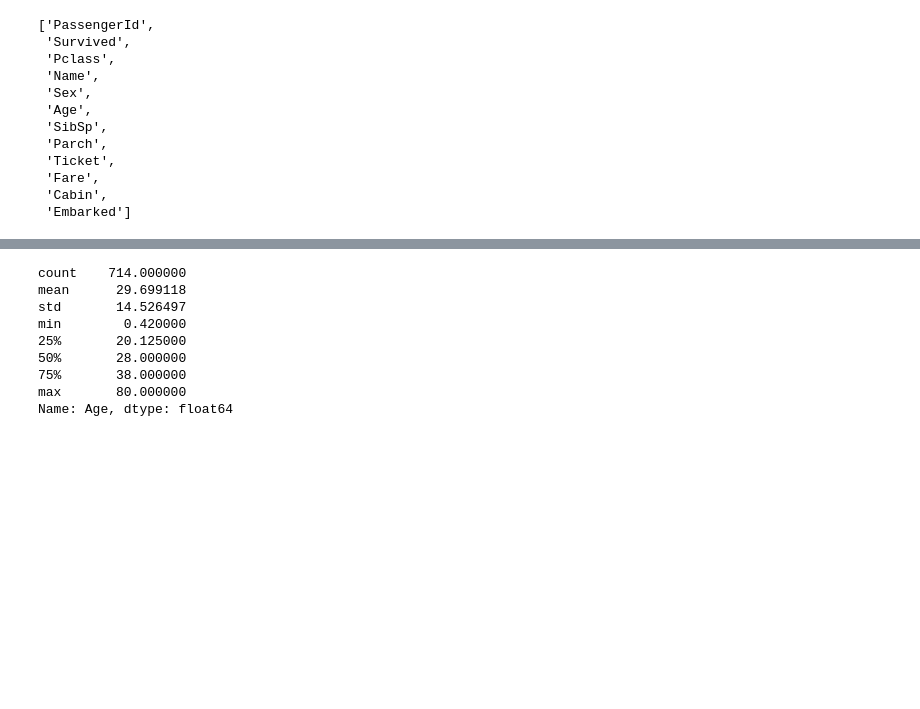
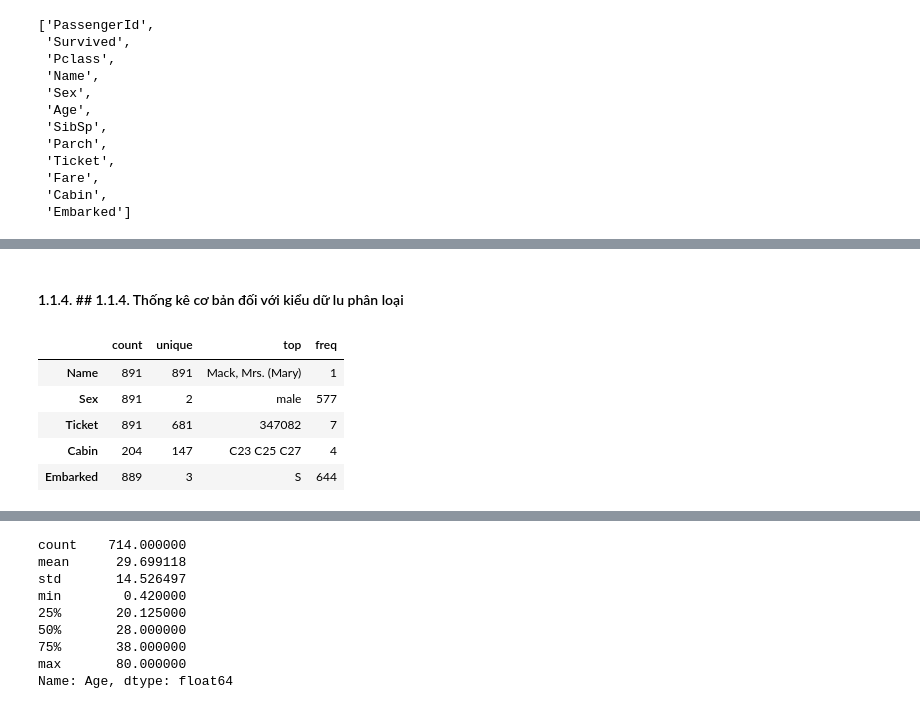
Before and after one commit to chidokun/data-science-review, a Jupyter notebook: notebooks/02-basic-statistic-and-data-visualization.ipynb, the cells around one changed output, grey strips where cells are left out. Drawn from its saved outputs; the diff is of its cells as text; code cells hidden in the pictures; blank space fills up the shorter version.

```diff
--- a/notebooks/02-basic-statistic-and-data-visualization.ipynb
+++ b/notebooks/02-basic-statistic-and-data-visualization.ipynb
@@ -65,0 +62,14 @@ titanic.describe(percentiles=percentiles, include=includes, exclude=exclude).T
+# %% [markdown]
+#### 1.1.4. ## 1.1.4. Thống kê cơ bản đối với kiểu dữ lu phân loại
+# %%
+includes =  [ 'object' ] # bao gồm kiểu nào
+exclude =  [ 'float', 'int']# loại bỏ kiểu nào
+
+titanic.describe(percentiles=percentiles, include=includes, exclude=exclude).T
+# %% [output]
+|  | count | unique | top | freq |
+| Name | 891 | 891 | Mack, Mrs. (Mary) | 1 |
+| Sex | 891 | 2 | male | 577 |
+| Ticket | 891 | 681 | 347082 | 7 |
+| Cabin | 204 | 147 | C23 C25 C27 | 4 |
+| Embarked | 889 | 3 | S | 644 |
```
Also changed, not shown: parts of 15 cells of this notebook.
